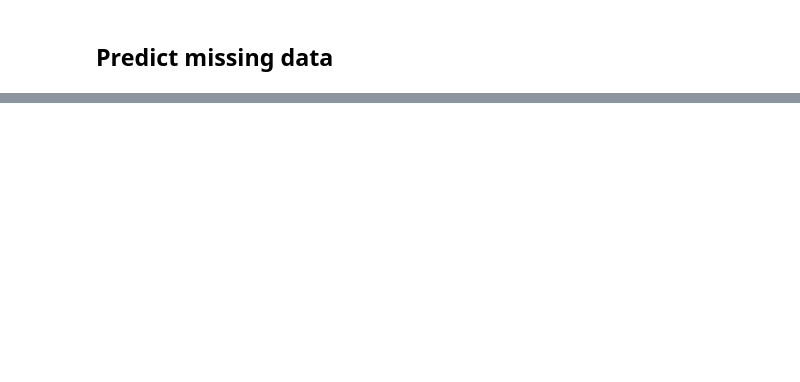
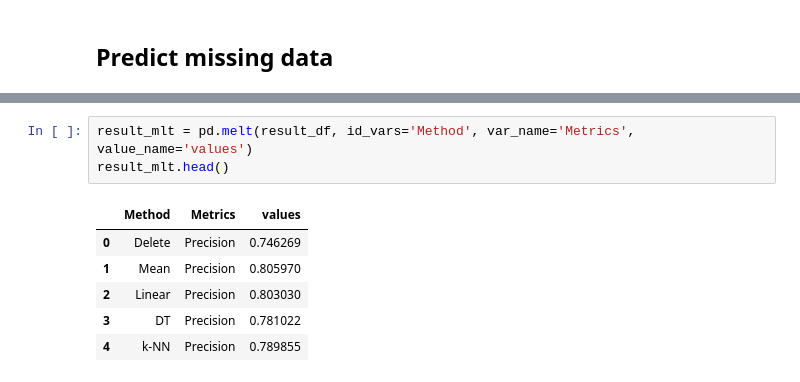
Before and after one commit to baibai25/en_2019, a Jupyter notebook: missing_value.ipynb, the cells around one changed output, grey strips where cells are left out. Cells and saved outputs as stored; diff of their text form; blank space fills up the shorter version.

```diff
--- a/missing_value.ipynb
+++ b/missing_value.ipynb
@@ -126,0 +239,10 @@ statistics
+# %%
+result_mlt = pd.melt(result_df, id_vars='Method', var_name='Metrics', value_name='values')
+result_mlt.head()
+# %% [output]
+|  | Method | Metrics | values |
+| 0 | Delete | Precision | 0.746269 |
+| 1 | Mean | Precision | 0.805970 |
+| 2 | Linear | Precision | 0.803030 |
+| 3 | DT | Precision | 0.781022 |
+| 4 | k-NN | Precision | 0.789855 |
```
Also changed, not shown: parts of 26 cells of this notebook.
